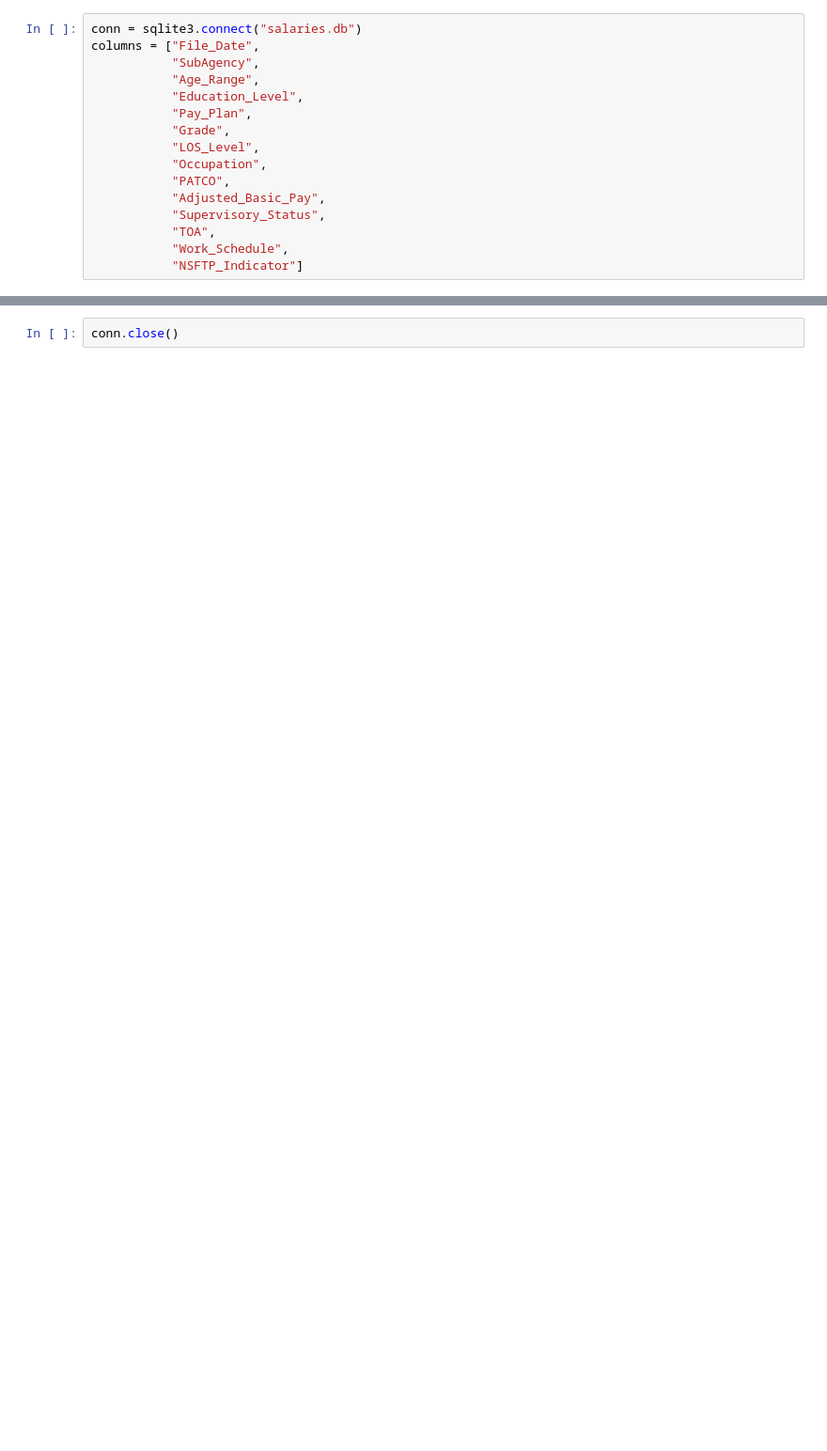
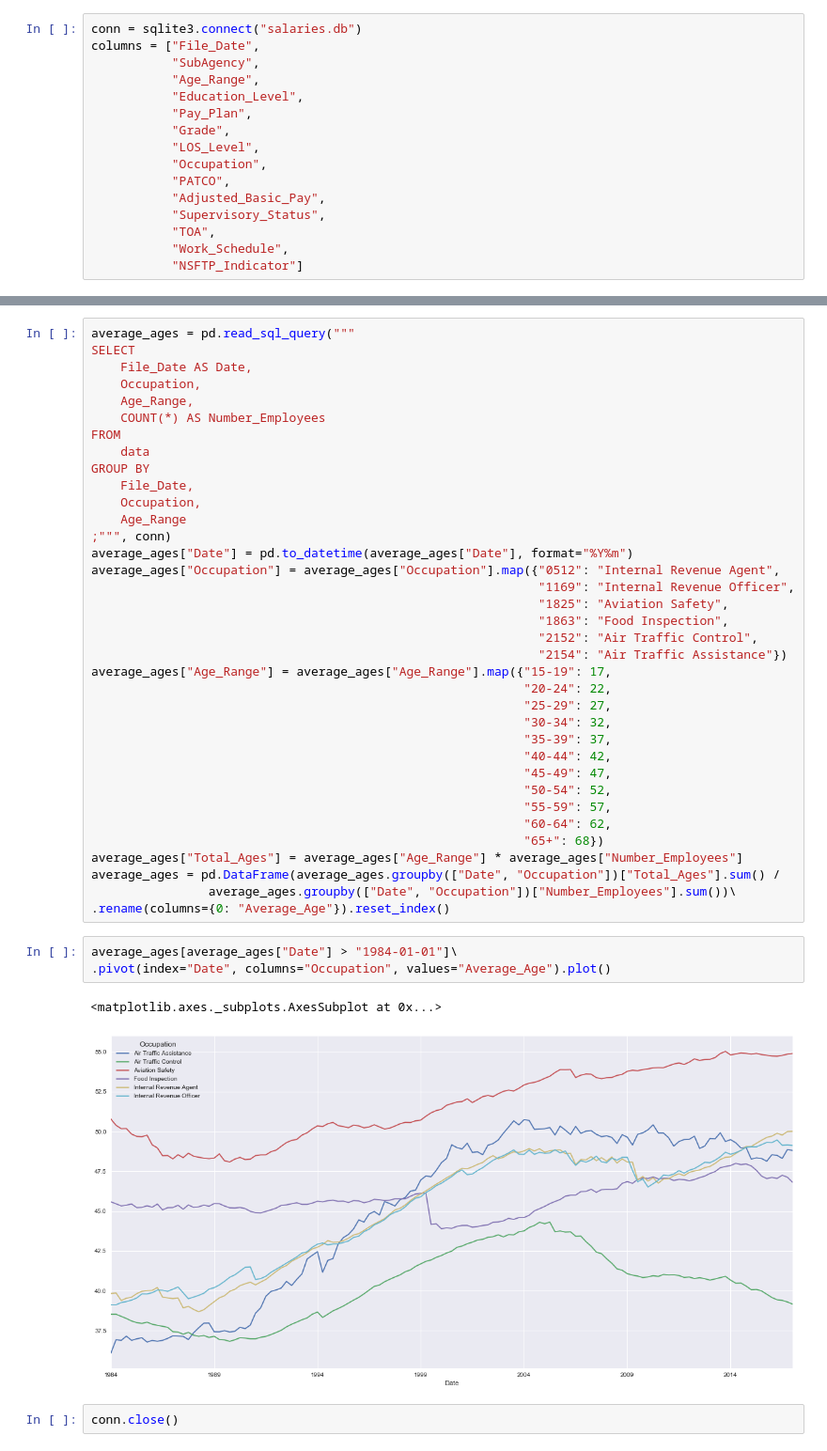
Before and after one commit to jimmyjwu/US_federal_government_performance, a Jupyter notebook: Final Project.ipynb, the cells around one changed output, grey strips where cells are left out. Shown at 94% size. Cells and saved outputs as stored; diff of their text form; blank space fills up the shorter version.

```diff
--- a/Final Project.ipynb
+++ b/Final Project.ipynb
@@ -51,2 +75,44 @@ GROUP BY
+# %%
+average_ages = pd.read_sql_query("""
+SELECT
+    File_Date AS Date,
+    Occupation,
+    Age_Range,
+    COUNT(*) AS Number_Employees
+FROM
+    data
+GROUP BY
+    File_Date,
+    Occupation,
+    Age_Range
+;""", conn)
+average_ages["Date"] = pd.to_datetime(average_ages["Date"], format="%Y%m")
+average_ages["Occupation"] = average_ages["Occupation"].map({"0512": "Internal Revenue Agent",
+                                                             "1169": "Internal Revenue Officer",
+                                                             "1825": "Aviation Safety",
+                                                             "1863": "Food Inspection",
+                                                             "2152": "Air Traffic Control",
+                                                             "2154": "Air Traffic Assistance"})
+average_ages["Age_Range"] = average_ages["Age_Range"].map({"15-19": 17,
+                                                           "20-24": 22,
+                                                           "25-29": 27,
+                                                           "30-34": 32,
+                                                           "35-39": 37,
+                                                           "40-44": 42,
+                                                           "45-49": 47,
+                                                           "50-54": 52,
+                                                           "55-59": 57,
+                                                           "60-64": 62,
+                                                           "65+": 68})
+average_ages["Total_Ages"] = average_ages["Age_Range"] * average_ages["Number_Employees"]
+average_ages = pd.DataFrame(average_ages.groupby(["Date", "Occupation"])["Total_Ages"].sum() /
+                average_ages.groupby(["Date", "Occupation"])["Number_Employees"].sum())\
+.rename(columns={0: "Average_Age"}).reset_index()
+# %%
+average_ages[average_ages["Date"] > "1984-01-01"]\
+.pivot(index="Date", columns="Occupation", values="Average_Age").plot()
+# %% [output]
+<matplotlib.axes._subplots.AxesSubplot at 0x...>
+[figure, added]
 # %%
 conn.close()
```
Also changed, not shown: parts of 7 cells of this notebook.
